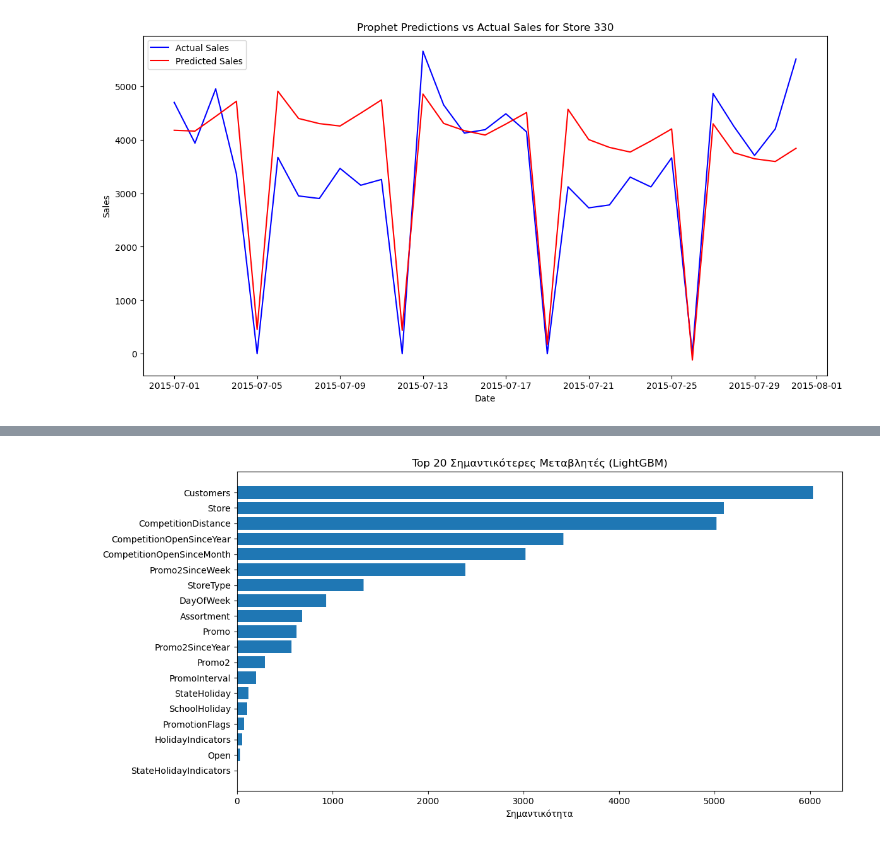
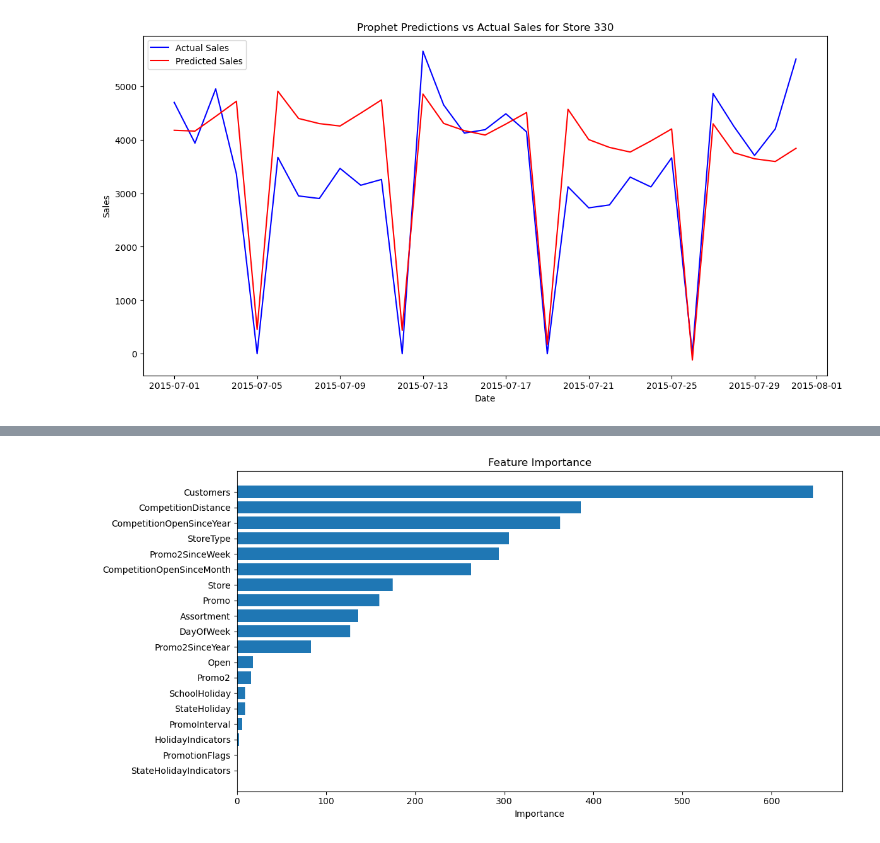
Before and after one commit to GeorgeStampolidiss/Projects, a Jupyter notebook: Project1_GStampolidis.ipynb, the cells around one changed output, grey strips where cells are left out. Cells and saved outputs as stored; diff of their text form; code cells hidden in the pictures.

```diff
--- a/Project1_GStampolidis.ipynb
+++ b/Project1_GStampolidis.ipynb
@@ -2021,3 +2022,17 @@ for col in cat_cols:
 #convert train data as a LightGBM dataset
 train_data = lgb.Dataset(X_train, label=y_train)
 #test_data = lgb.Dataset(X_test, label=y_test, reference=train_data)
+# %%
+#Model Parameters
+par={
+    'objective':'regression',
+    'metric':'rmse',
+    'boosting_type':'gbdt',
+    'num_leaves':31,
+    'learning_rate':0.05,
+    'verbose':-1,
+}
+# %%
+#model
+model_lgbm=LGBMRegressor(**par)
+model_lgbm.fit(X_train,y_train,eval_set=[(X_test,y_test)],eval_metric="rmse",callbacks=[early_stopping(stopping_rounds=50),log_evaluation(period=100)])
@@ -2024,46 +2046,13 @@ train_data = lgb.Dataset(X_train, label=y_train)
 # %%
-# Ορισμός παραμέτρων
-params = {
-    'objective': 'regression',
-    'metric': 'rmse',
-    'boosting_type': 'gbdt',
-    'learning_rate': 0.05,
-    'num_leaves': 31,
-    'verbose': -1
-}
+#Feature Importance Plot in order to choose the best variables for the model
+var_selection=pd.DataFrame({'Feature':X_train.columns,'Importance':model_lgbm.feature_importances_}).sort_values(by='Importance',ascending=False)
+print(var_selection.head(10)) #results
 
-
-model = LGBMRegressor(
-    objective='regression',
-    n_estimators=1000,
-    learning_rate=0.05,
-    num_leaves=31
-)
-
-model.fit(
-    X_train, y_train,
-    eval_set=[(X_test, y_test)],
-    eval_metric='rmse',
-    callbacks=[
-        early_stopping(stopping_rounds=50),
-        log_evaluation(period=100)
-    ]
-)
-
-# Πίνακας με σημαντικότητα
-feature_imp = pd.DataFrame({
-    'Feature': X_train.columns,
-    'Importance': model.feature_importances_
-}).sort_values(by='Importance', ascending=False)
-
-# Εκτύπωση των top 10 χαρακτηριστικών
-print(feature_imp.head(10))
-
-# Διάγραμμα σημαντικότητας
-plt.figure(figsize=(12, 6))
-plt.barh(feature_imp['Feature'][:20][::-1], feature_imp['Importance'][:20][::-1])
-plt.title('Top 20 Σημαντικότερες Μεταβλητές (LightGBM)')
-plt.xlabel('Σημαντικότητα')
+#Plot with the importance of each variable
+plt.figure(figsize=(12,6))
+plt.barh(var_selection['Feature'][::-1],var_selection['Importance'][::-1])
+plt.title('Feature Importance')
+plt.xlabel('Importance')
 plt.tight_layout()
 plt.show()
 # %% [output]
@@ -2087 +2070 @@ Training until validation scores don't improve for 50 rounds
-[figure, old version]
+[figure, new version]
```
Also changed, not shown: parts of 18 cells of this notebook.
